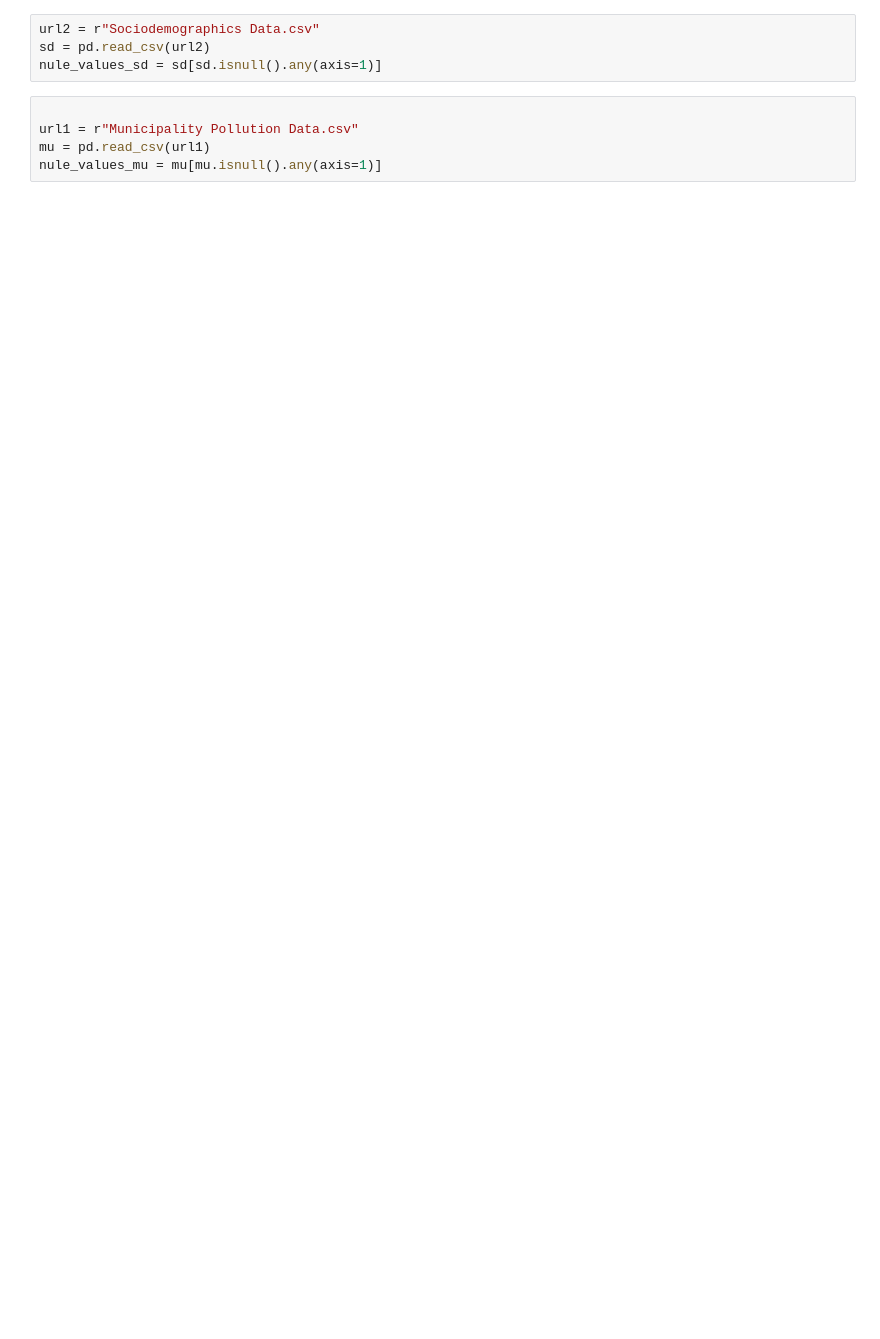
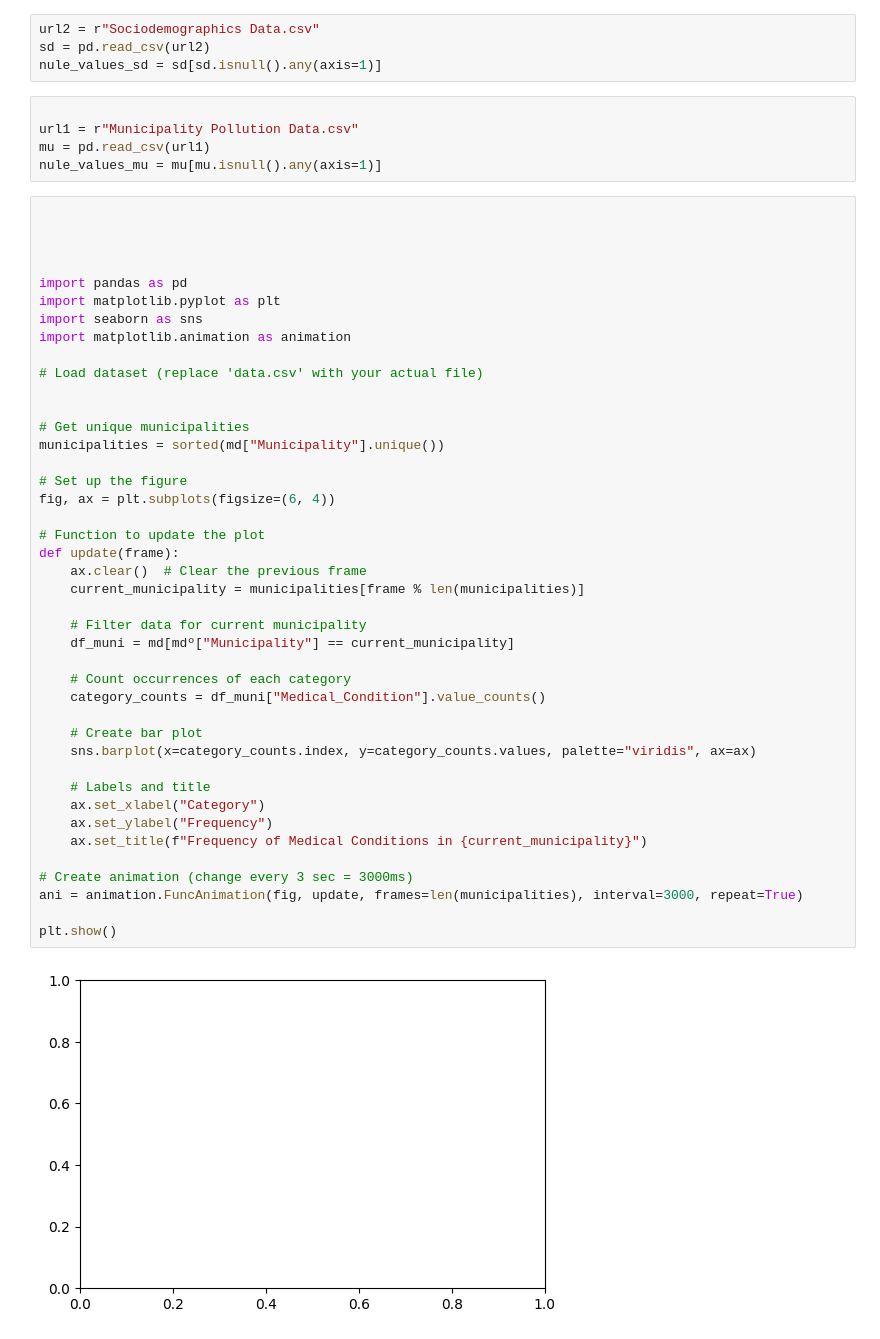
Before and after one commit to leokonma/Proyect-Programming-2-, a Jupyter notebook: Presentation.ipynb, the cells around one changed output. Saved outputs shown, nothing was run; the diff lists cells and outputs as text; blank space fills up the shorter version.

```diff
--- a/Presentation.ipynb
+++ b/Presentation.ipynb
@@ -46,3 +56,47 @@ nule_values_sd = sd[sd.isnull().any(axis=1)]
 url1 = r"Municipality Pollution Data.csv"
 mu = pd.read_csv(url1)
 nule_values_mu = mu[mu.isnull().any(axis=1)]
+# %%
+
+
+
+
+import pandas as pd
+import matplotlib.pyplot as plt
+import seaborn as sns
+import matplotlib.animation as animation
+
+# Load dataset (replace 'data.csv' with your actual file)
+
+
+# Get unique municipalities
+municipalities = sorted(md["Municipality"].unique())
+
+# Set up the figure
+fig, ax = plt.subplots(figsize=(6, 4))
+
+# Function to update the plot
+def update(frame):
+    ax.clear()  # Clear the previous frame
+    current_municipality = municipalities[frame % len(municipalities)]
+
+    # Filter data for current municipality
+    df_muni = md[mdº["Municipality"] == current_municipality]
+
+    # Count occurrences of each category
+    category_counts = df_muni["Medical_Condition"].value_counts()
+
+    # Create bar plot
+    sns.barplot(x=category_counts.index, y=category_counts.values, palette="viridis", ax=ax)
+
+    # Labels and title
+    ax.set_xlabel("Category")
+    ax.set_ylabel("Frequency")
+    ax.set_title(f"Frequency of Medical Conditions in {current_municipality}")
+
+# Create animation (change every 3 sec = 3000ms)
+ani = animation.FuncAnimation(fig, update, frames=len(municipalities), interval=3000, repeat=True)
+
+plt.show()
+# %% [output]
+[figure, added]
```
Also changed, not shown: parts of 5 cells of this notebook.
